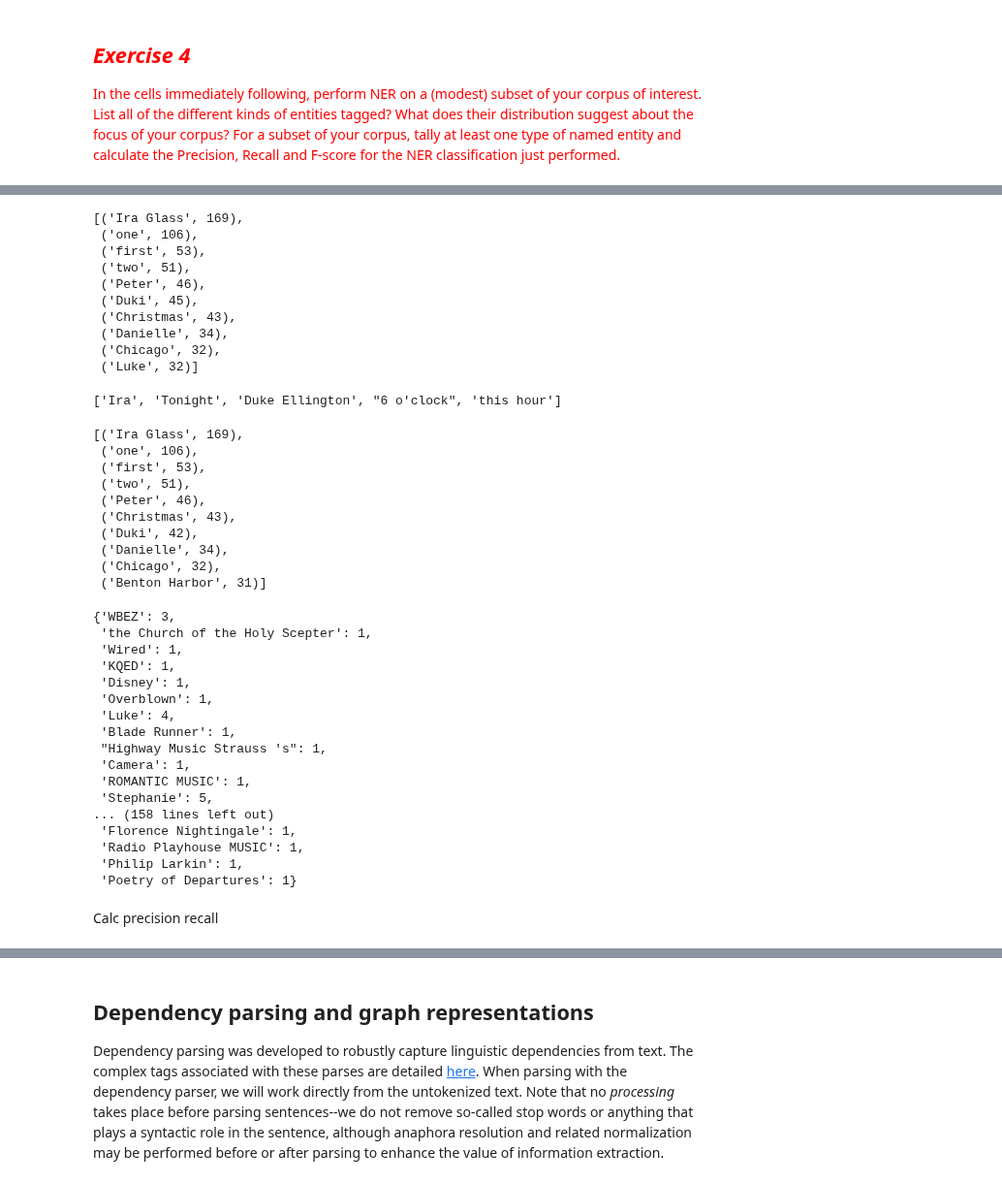
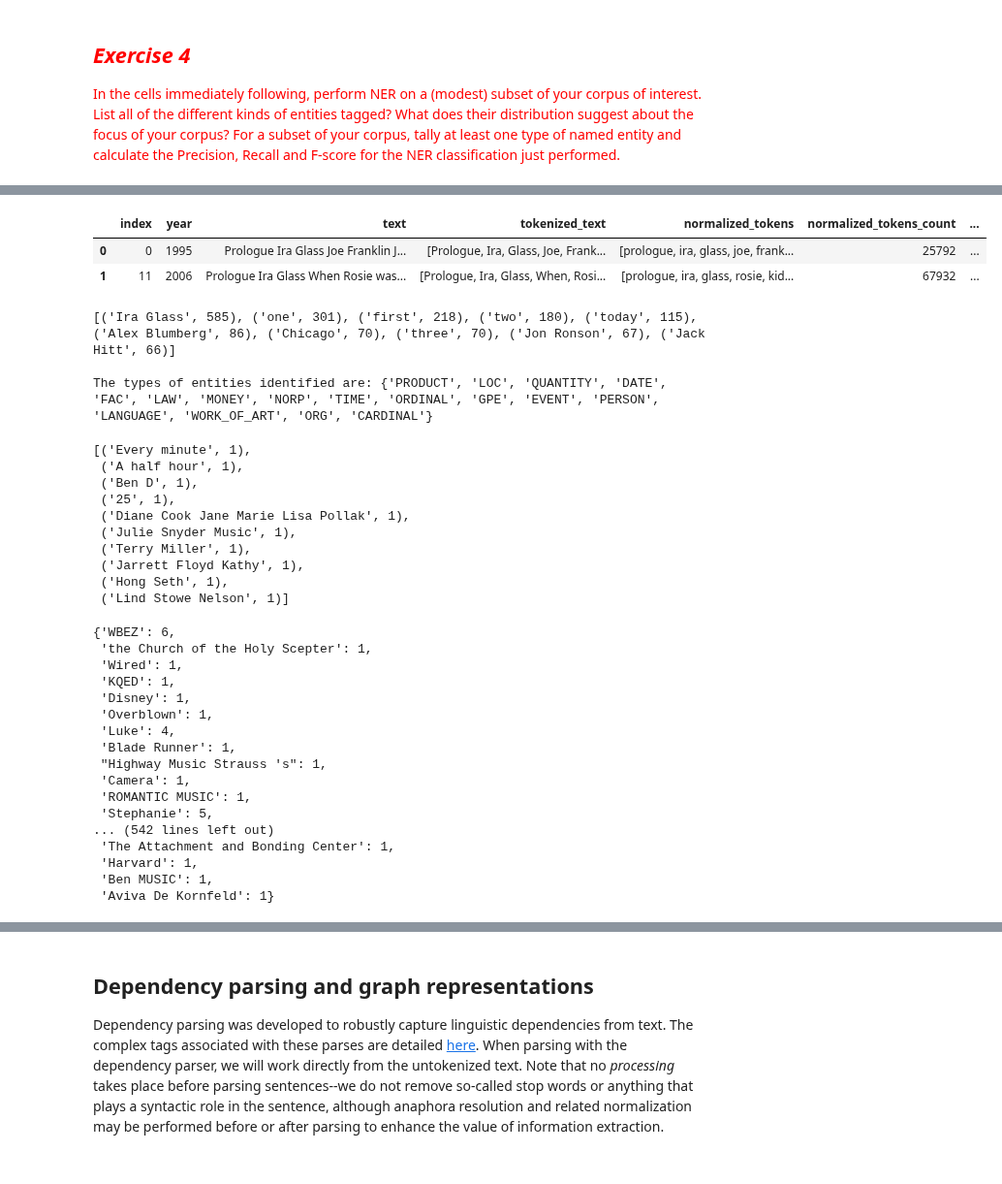
Before and after one commit to katykoenig/Content-Analysis-2020, a Jupyter notebook: week-4/4-Counting-Words-Phrases.ipynb, the cells around one changed output, grey strips where cells are left out. Shown at 97% size. Cells and saved outputs as stored; diff of their text form; code cells hidden in the pictures.

```diff
--- a/week-4/4-Counting-Words-Phrases.ipynb
+++ b/week-4/4-Counting-Words-Phrases.ipynb
@@ -2010,34 +2003,34 @@ text_1995.head()
 # %%
-text_1995['classified_sents'] = text_1995['sentences'].apply(lambda x: tag_sents_ner(x))
+two_yr['classified_sents'] = two_yr['sentences'].apply(lambda x: tag_sents_ner(x))
+two_yr.head()
+# %% [output]
+|  | index | year | text | tokenized_text | normalized_tokens | normalized_tokens_count | ... |
+| 0 | 0 | 1995 | Prologue Ira Glass Joe Franklin J... | [Prologue, Ira, Glass, Joe, Frank... | [prologue, ira, glass, joe, frank... | 25792 | ... |
+| 1 | 11 | 2006 | Prologue Ira Glass When Rosie was... | [Prologue, Ira, Glass, When, Rosi... | [prologue, ira, glass, rosie, kid... | 67932 | ... |
 # %%
+# most common entities between the 2 years
 entityCounts = {}
-for entry in text_1995['classified_sents']:
+kinds = set()
+for entry in two_yr['classified_sents']:
     for sentence in entry:
         for ent, kind in sentence:
+            kinds.add(kind)
             if ent in entityCounts:
                 entityCounts[ent] += 1
             else:
                 entityCounts[ent] = 1
-sortedEntities = sorted(entityCounts.items(), key = lambda x: x[1], reverse = True)
-sortedEntities[:10]
+sortedEntities = sorted(entityCounts.items(), key=lambda x: x[1], reverse=True)
+print(sortedEntities[:10])
+print()
+print(f'The types of entities identified are: {kinds}')
 # %% [output]
-[('Ira Glass', 169),
- ('one', 106),
- ('first', 53),
- ('two', 51),
- ('Peter', 46),
- ('Duki', 45),
- ('Christmas', 43),
- ('Danielle', 34),
- ('Chicago', 32),
- ('Luke', 32)]
+[('Ira Glass', 585), ('one', 301), ('first', 218), ('two', 180), ('today', 115), ('Alex Blumberg', 86), ('Chicago', 70), ('three', 70), ('Jon Ronson', 67), ('Jack Hitt', 66)]
+
+The types of entities identified are: {'PRODUCT', 'LOC', 'QUANTITY', 'DATE', 'FAC', 'LAW', 'MONEY', 'NORP', 'TIME', 'ORDINAL', 'GPE', 'EVENT', 'PERSON', 'LANGUAGE', 'WORK_OF_ART', 'ORG', 'CARDINAL'}
-# %%
-[x[0] for x in sortedEntities if x[1] == 2][:5]
-# %% [output]
-['Ira', 'Tonight', 'Duke Ellington', "6 o'clock", 'this hour']
 # %%
+# most common "non-objects" in 2 years
 nonObjCounts = {}
-for entry in text_1995['classified_sents']:
+for entry in two_yr['classified_sents']:
     for sentence in entry:
         for ent, kind in sentence:
             if kind == 'ORG':
@@ -2047,28 +2040,28 @@ for entry in text_1995['classified_sents']:
             else:
                 nonObjCounts[ent] = 1
 sortedNonObj = sorted(nonObjCounts.items(), key = lambda x: x[1], reverse = True)
-sortedNonObj[:10]
+sortedNonObj[-10:]
 # %% [output]
-[('Ira Glass', 169),
- ('one', 106),
- ('first', 53),
- ('two', 51),
- ('Peter', 46),
- ('Christmas', 43),
- ('Duki', 42),
- ('Danielle', 34),
- ('Chicago', 32),
- ('Benton Harbor', 31)]
+[('Every minute', 1),
+ ('A half hour', 1),
+ ('Ben D', 1),
+ ('25', 1),
+ ('Diane Cook Jane Marie Lisa Pollak', 1),
+ ('Julie Snyder Music', 1),
+ ('Terry Miller', 1),
+ ('Jarrett Floyd Kathy', 1),
+ ('Hong Seth', 1),
+ ('Lind Stowe Nelson', 1)]
 # %%
 OrgCounts = {}
-for entry in text_1995['classified_sents']:
+for entry in two_yr['classified_sents']:
     for sentence in entry:
         for ent, kind in sentence:
             if kind == 'ORG':
                 OrgCounts[ent] = OrgCounts.get(ent, 0) + 1
 OrgCounts
 # %% [output]
-{'WBEZ': 3,
+{'WBEZ': 6,
  'the Church of the Holy Scepter': 1,
  'Wired': 1,
  'KQED': 1,
@@ -2080,10 +2073,8 @@ OrgCounts
  'Camera': 1,
  'ROMANTIC MUSIC': 1,
  'Stephanie': 5,
-... (158 lines left out)
- 'Florence Nightingale': 1,
- 'Radio Playhouse MUSIC': 1,
- 'Philip Larkin': 1,
- 'Poetry of Departures': 1}
+... (542 lines left out)
+ 'The Attachment and Bonding Center': 1,
+ 'Harvard': 1,
+ 'Ben MUSIC': 1,
+ 'Aviva De Kornfeld': 1}
-# %% [markdown]
-Calc precision recall
```
Also changed, not shown: parts of 16 cells of this notebook.
